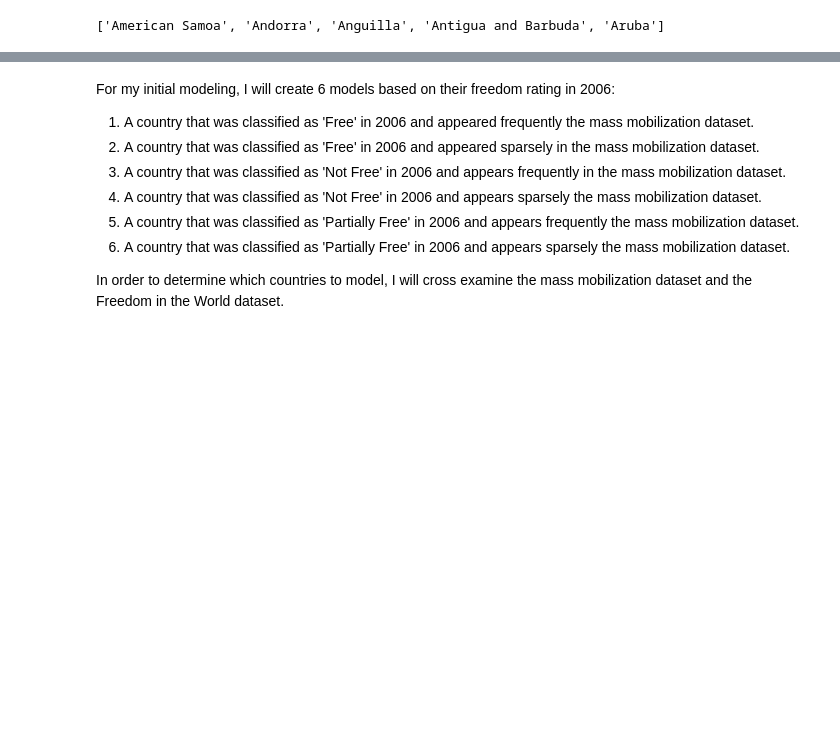
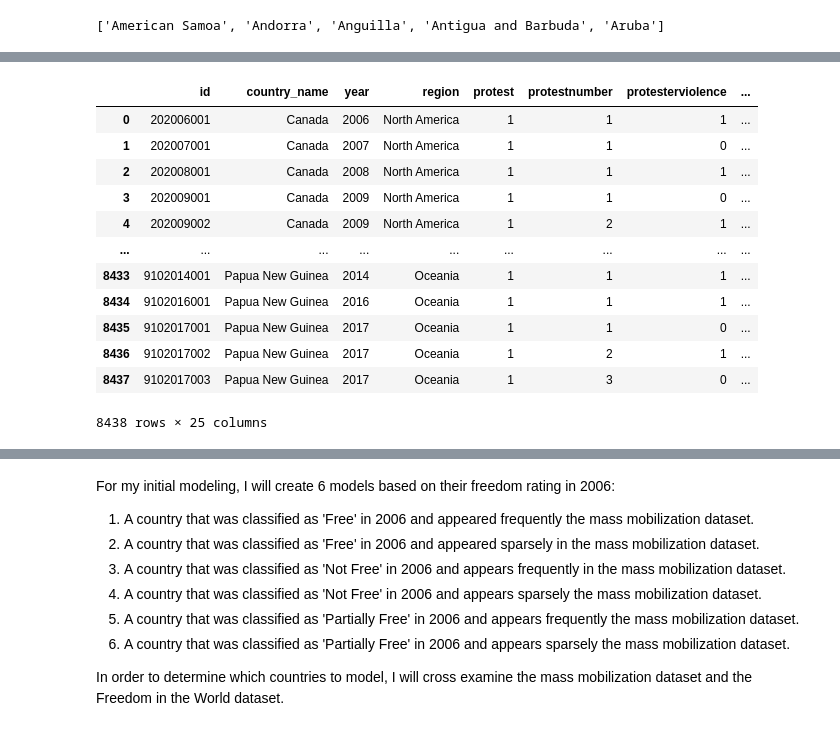
Before and after one commit to tjohn07/mass_mobilization_and_world_changing, a Jupyter notebook: 1_eda_cleaning.ipynb, the cells around one changed output, grey strips where cells are left out. Cells and saved outputs as stored; diff of their text form; code cells hidden in the pictures; blank space fills up the shorter version.

```diff
--- a/1_eda_cleaning.ipynb
+++ b/1_eda_cleaning.ipynb
@@ -101,7 +112,7 @@ def clean_mass_mob_df(df=mm):
     df['end_date'] = pd.to_datetime(df['end_date'], yearfirst=True)
 
     #setting df to only include dates between 2002 and 2020.
-    df = df[(df['start_date']>'2001') & (df['start_date']<'2021')]
+    df = df[(df['start_date']>'2006') & (df['start_date']<'2021')]
 
     #engineer a column to give duration of protest
     df['duration'] = df['end_date'] - df['start_date']
@@ -128,12 +139,28 @@ def clean_mass_mob_df(df=mm):
                           'United Arab Emirate': 'United Arab Emirates',
                           'Timor Leste':'Timor-Leste'}
 
-    for name in mm['country']:
+
+    for name in df['country']:
         for k, v in country_changes_mm.items():
             if name == k:
                 mm.replace({'country': country_changes_mm}, inplace=True)
 
+    participants_category_map = {
+        'unknown': 1,
+        '50-99': 2,
+        '100-999': 3,
+        '2000-4999': 4,
+        '1000-1999': 5,
+        '5000-10000': 6,
+        '>10000': 7
+    }
+
+    df['participants_category'] = df['participants_category'].map(participants_category_map)
+    df['protesterviolence'] = df['protesterviolence'].astype(int)
+
+    df = df.rename({'country':'country_name'}, axis=1)
+
     #drop original date columns
-    df.drop(columns = ['startday', 'startmonth', 'startyear', 'endday', 'endmonth', 'endyear', 'index'], inplace=True)
+    df.drop(columns = ['startday', 'startmonth', 'startyear', 'endday', 'endmonth', 'endyear', 'ccode', 'index', 'location', 'participants'], inplace=True)
 
     return df
@@ -140,2 +189,18 @@ def clean_mass_mob_df(df=mm):
+# %%
+clean_mass_mob_df(mm)
+# %% [output]
+|  | id | country_name | year | region | protest | protestnumber | protesterviolence | ... |
+| 0 | 202006001 | Canada | 2006 | North America | 1 | 1 | 1 | ... |
+| 1 | 202007001 | Canada | 2007 | North America | 1 | 1 | 0 | ... |
+| 2 | 202008001 | Canada | 2008 | North America | 1 | 1 | 1 | ... |
+| 3 | 202009001 | Canada | 2009 | North America | 1 | 1 | 0 | ... |
+| 4 | 202009002 | Canada | 2009 | North America | 1 | 2 | 1 | ... |
+| ... | ... | ... | ... | ... | ... | ... | ... | ... |
+| 8433 | 9102014001 | Papua New Guinea | 2014 | Oceania | 1 | 1 | 1 | ... |
+| 8434 | 9102016001 | Papua New Guinea | 2016 | Oceania | 1 | 1 | 1 | ... |
+| 8435 | 9102017001 | Papua New Guinea | 2017 | Oceania | 1 | 1 | 0 | ... |
+| 8436 | 9102017002 | Papua New Guinea | 2017 | Oceania | 1 | 2 | 1 | ... |
+| 8437 | 9102017003 | Papua New Guinea | 2017 | Oceania | 1 | 3 | 0 | ... |
+8438 rows × 25 columns
 # %%
 mm = clean_mass_mob_df(mm)
```
Also changed, not shown: parts of 62 cells of this notebook, 1 other file.
